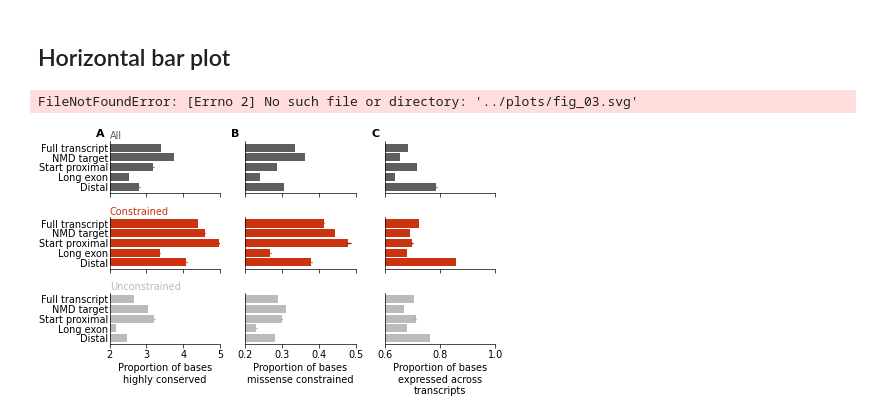
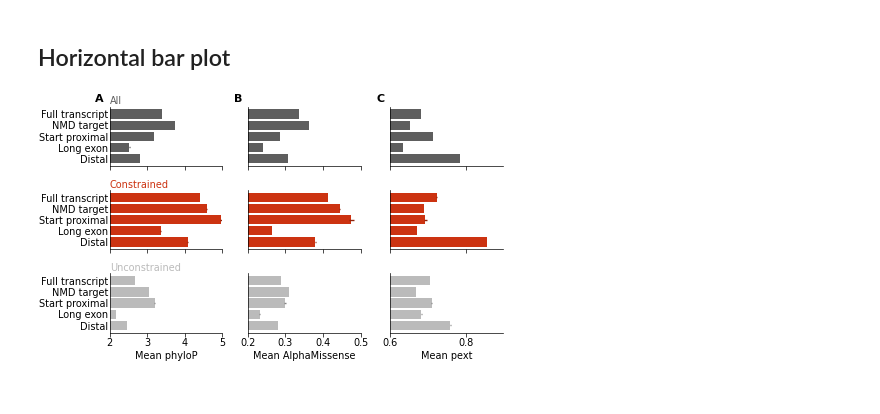
Before and after one commit to alexblakes/regional_nonsense_constraint, a Jupyter notebook: notebooks/plotting/fig_03.ipynb, the cells around one changed output. Drawn from its saved outputs; the diff is of its cells as text; code cells hidden in the pictures.

Commit message:
Save plots

```diff
--- a/notebooks/plotting/fig_03.ipynb
+++ b/notebooks/plotting/fig_03.ipynb
@@ -119,38 +119,37 @@ fig, axs = plt.subplots(
 axs = axs.flatten()
 
 # Plots
 ## First column
 plot_metrics_by_region(phylop, axs[0], "mean", "all", legend="All")
 plot_metrics_by_region(phylop, axs[3], "mean", "constrained", legend="Constrained")
 plot_metrics_by_region(
-    phylop, axs[6], "mean", "unconstrained", legend="Unconstrained", xlabel="Proportion of bases\nhighly conserved"
+    phylop, axs[6], "mean", "unconstrained", legend="Unconstrained", xlabel="Mean phyloP"
 )
 
 ## Second column
 plot_metrics_by_region(am, axs[1], "mean", "all")
 plot_metrics_by_region(am, axs[4], "mean", "constrained")
-plot_metrics_by_region(am, axs[7], "mean", "unconstrained", xlabel="Proportion of bases\nmissense constrained")
+plot_metrics_by_region(am, axs[7], "mean", "unconstrained", xlabel="Mean AlphaMissense")
 
 ## Third column
 plot_metrics_by_region(pext, axs[2], "mean", "all")
 plot_metrics_by_region(pext, axs[5], "mean", "constrained")
-plot_metrics_by_region(pext, axs[8], "mean", "unconstrained", xlabel="Proportion of bases\nexpressed across\ntranscripts")
+plot_metrics_by_region(pext, axs[8], "mean", "unconstrained", xlabel="Mean pext")
 
 # Set x limits (sharex=True)
 axs[0].set_xlim(2, 5)
 axs[1].set_xlim(0.2, 0.5)
-axs[2].set_xlim(0.6, 1)
+axs[2].set_xlim(0.6, 0.9)
 
 # Add panel labels
 Axes = [axs[x] for x in [0, 1, 2]]
 labels = list("ABC")
 
 for a, l in zip(Axes, labels):
     cl.panel_label(a,l)
 
 # Save to output
-plt.savefig("../plots/fig_03.svg", format="svg")
-plt.savefig("../plots/fig_03.png", format="png", dpi=1000)
+plt.savefig("data/plots/figures/fig_03.svg", format="svg")
+plt.savefig("data/plots/figures/fig_03.png", format="png", dpi=1000)
 # %% [output]
-FileNotFoundError: [Errno 2] No such file or directory: '../plots/fig_03.svg'
-[figure, old version]
+[figure, new version]
```
Also changed, not shown: parts of 1 cell of this notebook, 1 other file.
